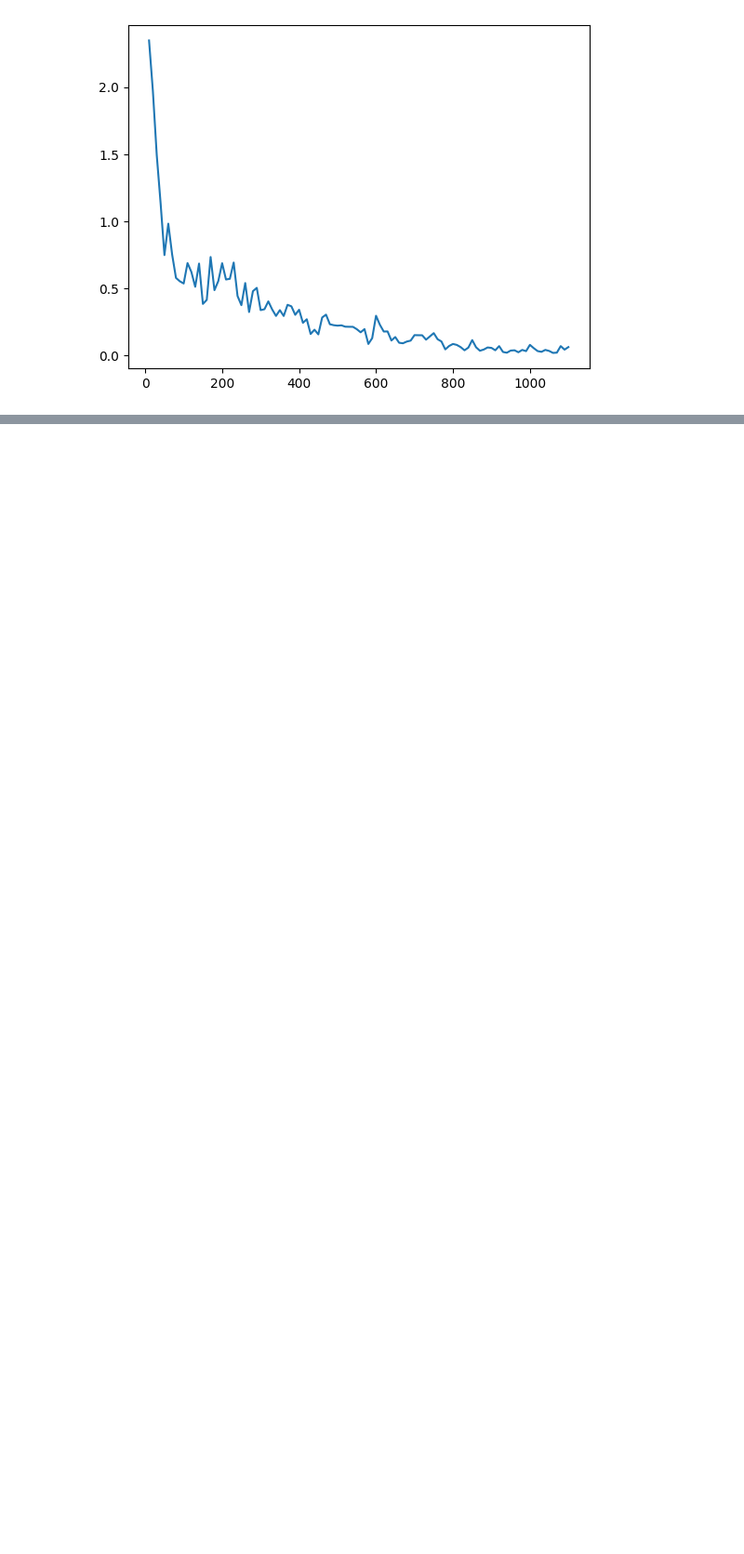
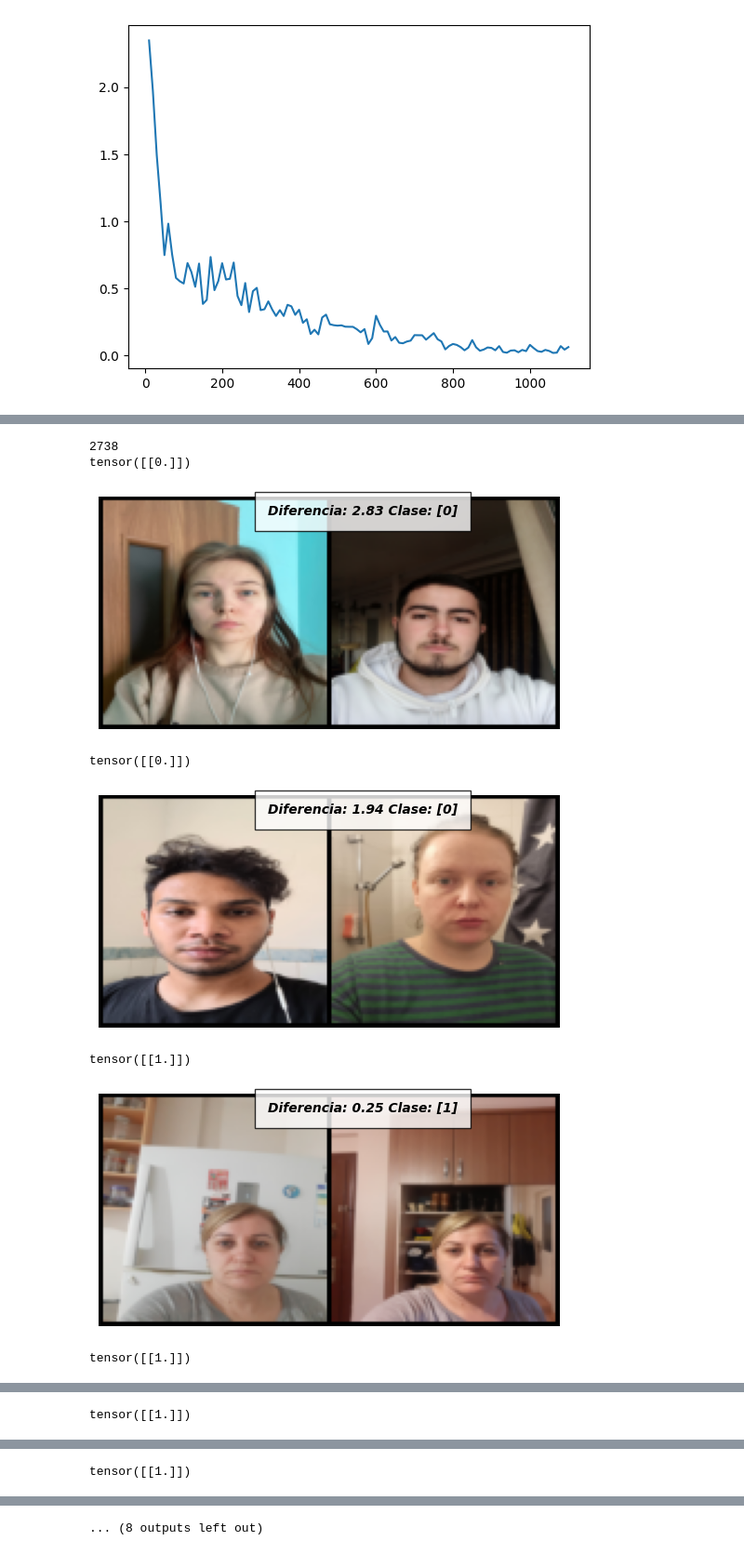
Before and after one commit to israncho/nn_ai, a Jupyter notebook: proyecto_final/Proyecto_final.ipynb, the cells around one changed output, grey strips where cells are left out. Shown at 93% size. Saved outputs shown, nothing was run; the diff lists cells and outputs as text; code cells hidden in the pictures; blank space fills up the shorter version.

```diff
--- a/proyecto_final/Proyecto_final.ipynb
+++ b/proyecto_final/Proyecto_final.ipynb
@@ -164,3 +156,0 @@ print(len(SUPERVISED_DATASET))
-# %%
-CLASS0 = list(filter(lambda x: x[2] == 0 , SUPERVISED_DATASET))
-CLASS1 = list(filter(lambda x: x[2] == 1 , SUPERVISED_DATASET))
@@ -272,3 +193,3 @@ class PreprocessedDataset(Dataset):
 # %%
-dataset_train = PreprocessedDataset(data_train_indexes, TRANFORMED_IMGS) #Para poder meterlo en dataloader
-dataset_eval = PreprocessedDataset(data_eval_indexes, TRANFORMED_IMGS) #Para poder meterlo en dataloader
+dataset_train = PreprocessedDataset(data_train_indexes, TRANSFORMED_IMGS) #Para poder meterlo en dataloader
+dataset_eval = PreprocessedDataset(data_eval_indexes, TRANSFORMED_IMGS) #Para poder meterlo en dataloader
@@ -412,7 +348,7 @@ counter = [] #Variable para poder graficar como cambia la perdida durante las ep
 loss_history = []
 iteration_number= 0
 
-for epoch in tqdm(range(5), desc="Entrenando", leave=True):
+for epoch in tqdm(range(10), desc="Entrenando", leave=True):
     print('Epoch', epoch, ' - loss history: ', end='')
     #img son tensoresn
     # itermos por batches
@@ -453,21 +392,3 @@ Epoch 4  - loss history: 0.061, 0.058, 0.040, 0.071, 0.028, 0.022, 0.038, 0.040,
 show_plot(counter, loss_history)
 # %% [output]
 [figure]
-# %%
-#Evaluamos
-
-eval_dataloader = DataLoader(dataset_eval, num_workers=2, batch_size=1, shuffle=False) #shuffle false para que no se pierda el orden de
-# las etiquetas, al delimitar el tamanno de las CLASSES se tomaron de forma aleatoria entonces se puede decir que estan revueltas aun asi
-
-#Sacamos una persona con distintas imagenes para ver que tan bien logra diferenciar
-dataiter = iter(eval_dataloader)
-#x0, _, _ = next(dataiter)
-print(len(eval_dataloader))
-for i in range(10):
-    x0, x1, label2 = next(dataiter)
-    print(label2)
-    concatenated = torch.cat((x0, x1), 0)
-
-    output1, output2 = net(x0.to(device), x1.to(device))
-    euclidean_distance = F.pairwise_distance(output1, output2)
-    imshow(torchvision.utils.make_grid(concatenated), f'Desiguales: {euclidean_distance.item():.2f}')
@@ -497,0 +410,23 @@ def distances_to_classes(distances):
+# %%
+eval_dataloader = DataLoader(dataset_eval, num_workers=2, batch_size=1, shuffle=False) #shuffle false para que no se pierda el orden de
+# las etiquetas, al delimitar el tamanno de las CLASSES se tomaron de forma aleatoria entonces se puede decir que estan revueltas aun asi
+
+dataiter = iter(eval_dataloader)
+print(len(eval_dataloader))
+for i in range(10):
+    x0, x1, label2 = next(dataiter)
+    print(label2)
+    concatenated = torch.cat((x0, x1), 0)
+
+    output1, output2 = net(x0.to(device), x1.to(device))
+    euclidean_distance = F.pairwise_distance(output1, output2)
+    imshow(torchvision.utils.make_grid(concatenated), f'Diferencia: {euclidean_distance.item():.2f} Clase: {distances_to_classes(euclidean_distance)}')
+# %% [output]
+2738
+tensor([[0.]])
+[figure, new version]
+tensor([[0.]])
+[figure, new version]
+tensor([[1.]])
+[figure, new version]
+tensor([[1.]])
@@ -497,0 +434 @@ def distances_to_classes(distances):
+tensor([[1.]])
@@ -497,0 +436 @@ def distances_to_classes(distances):
+tensor([[1.]])
@@ -497,0 +438 @@ def distances_to_classes(distances):
+... (8 outputs left out)
```
Also changed, not shown: parts of 69 cells of this notebook.
